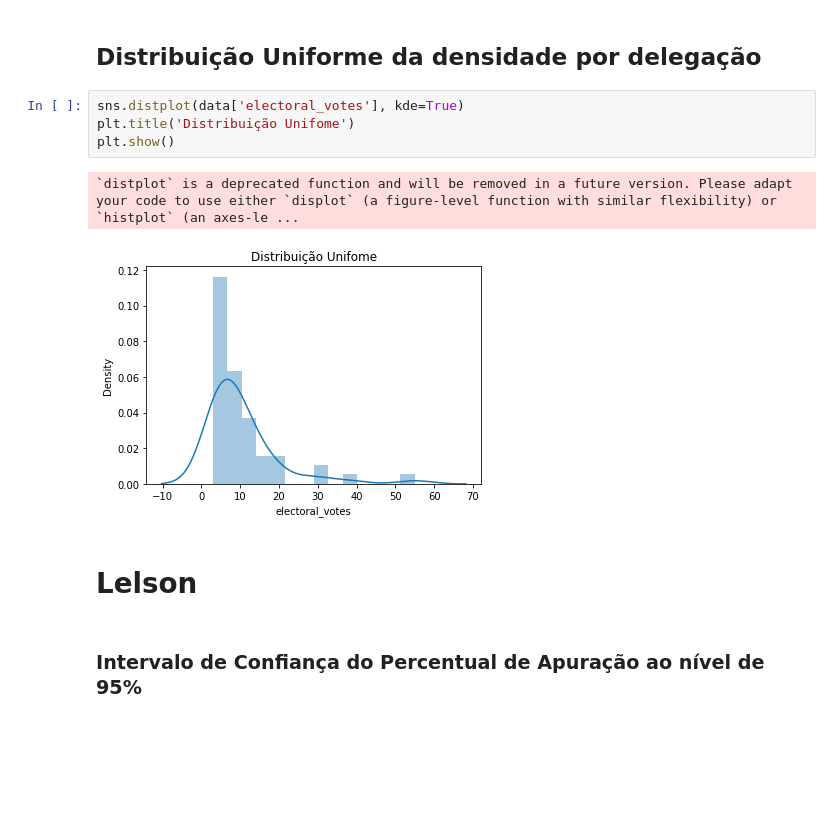
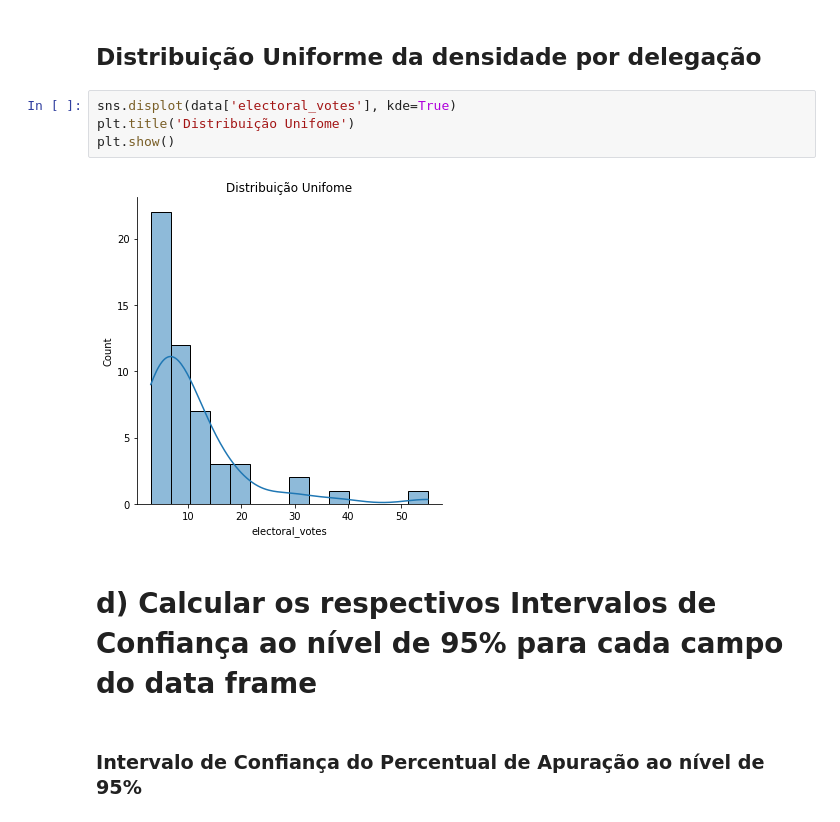
Before and after one commit to bmnds/uea-data-science-03-statistics, a Jupyter notebook: [Estatística04]_Trabalho_Final.ipynb, the cells around one changed output. Saved outputs shown, nothing was run; the diff lists cells and outputs as text; blank space fills up the shorter version.

Commit message:
Reorganizando a estrutura do trabalho para ficar em conformidade com o que foi cobrado

```diff
--- a/[Estatística04]_Trabalho_Final.ipynb
+++ b/[Estatística04]_Trabalho_Final.ipynb
@@ -448,14 +552,13 @@ plt.show()
 # %% [markdown]
 ## Distribuição Uniforme da densidade por delegação
 # %%
-sns.distplot(data['electoral_votes'], kde=True)
+sns.displot(data['electoral_votes'], kde=True)
 plt.title('Distribuição Unifome')
 plt.show()
 # %% [output]
-`distplot` is a deprecated function and will be removed in a future version. Please adapt your code to use either `displot` (a figure-level function with similar flexibility) or `histplot` (an axes-le ...
-[figure, old version]
+[figure, new version]
-# %% [markdown]
-# Lelson
+# %% [markdown]
+# d) Calcular os respectivos Intervalos de Confiança ao nível de 95% para cada campo do data frame
 # %% [markdown]
 ### Intervalo de Confiança do Percentual de Apuração ao nível de 95%
 # %%
```
Also changed, not shown: parts of 38 cells of this notebook.
